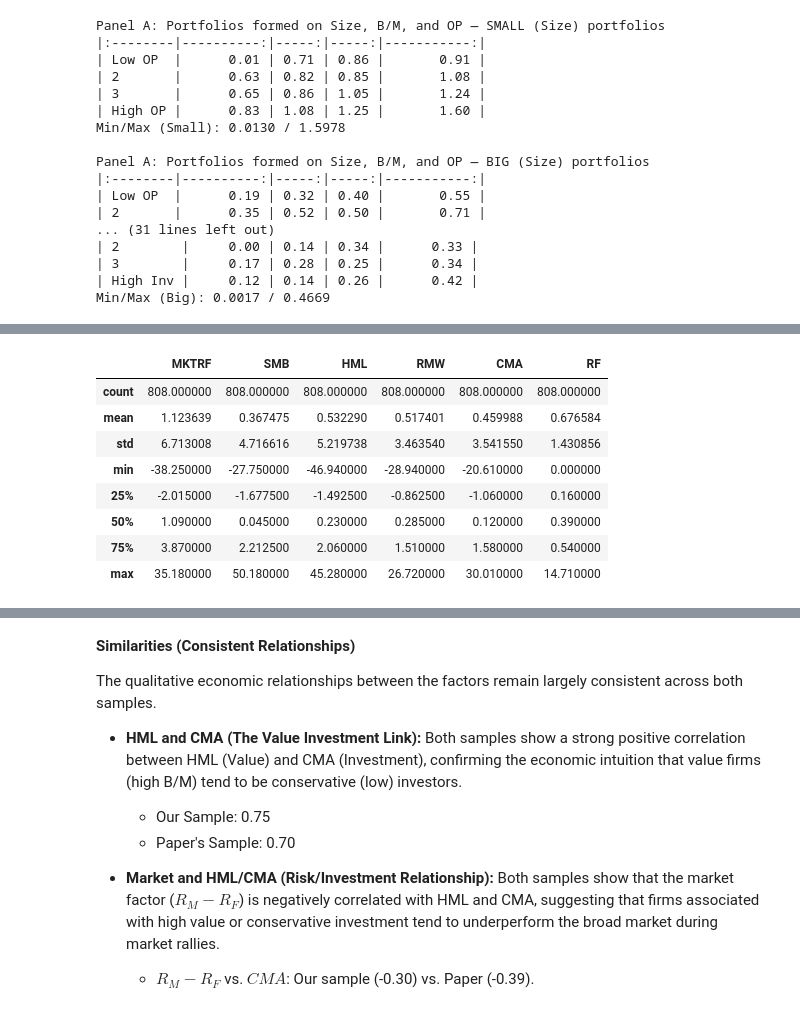
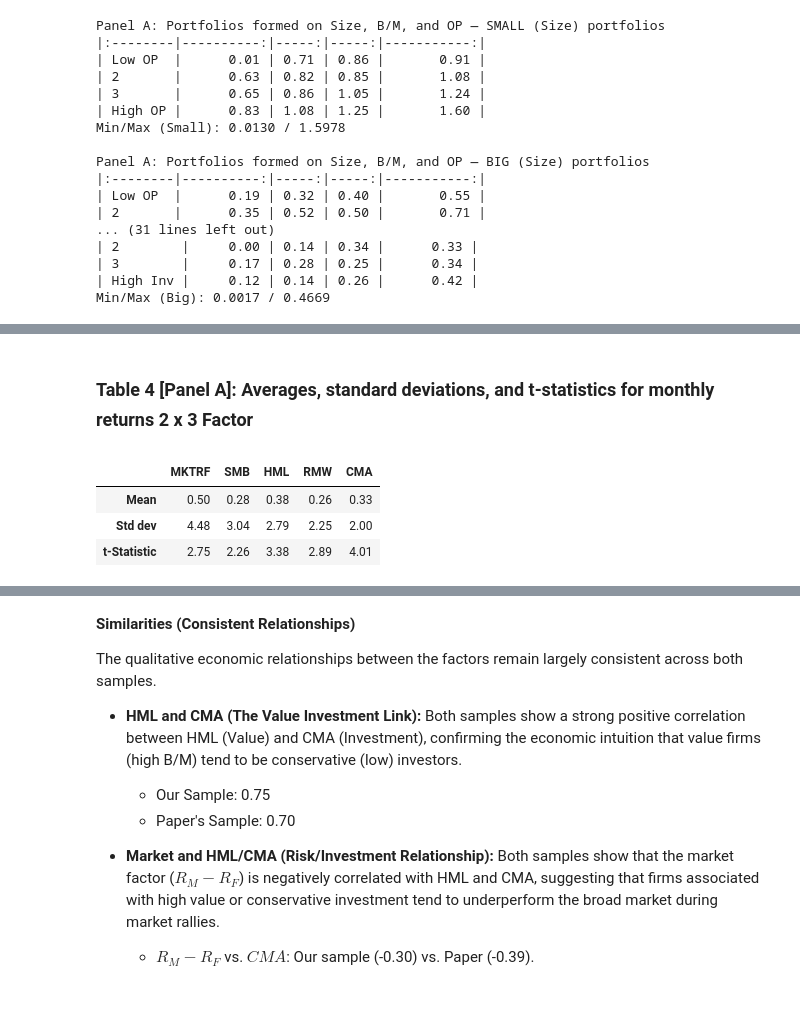
Before and after one commit to ignaciomacan/FFM, a Jupyter notebook: FFM_DRAFT_11.20.ipynb, the cells around one changed output, grey strips where cells are left out. Cells and saved outputs as stored; diff of their text form; code cells hidden in the pictures.

Commit message:
2c tables DONE

```diff
--- a/FFM_DRAFT_11.20.ipynb
+++ b/FFM_DRAFT_11.20.ipynb
@@ -1096,12 +1172,67 @@ fdata
-# %%
-fdata.describe()
-# %% [output]
-|  | MKTRF | SMB | HML | RMW | CMA | RF |
-| count | 808.000000 | 808.000000 | 808.000000 | 808.000000 | 808.000000 | 808.000000 |
-| mean | 1.123639 | 0.367475 | 0.532290 | 0.517401 | 0.459988 | 0.676584 |
-| std | 6.713008 | 4.716616 | 5.219738 | 3.463540 | 3.541550 | 1.430856 |
-| min | -38.250000 | -27.750000 | -46.940000 | -28.940000 | -20.610000 | 0.000000 |
-| 25% | -2.015000 | -1.677500 | -1.492500 | -0.862500 | -1.060000 | 0.160000 |
-| 50% | 1.090000 | 0.045000 | 0.230000 | 0.285000 | 0.120000 | 0.390000 |
-| 75% | 3.870000 | 2.212500 | 2.060000 | 1.510000 | 1.580000 | 0.540000 |
-| max | 35.180000 | 50.180000 | 45.280000 | 26.720000 | 30.010000 | 14.710000 |
+# %% [markdown]
+<h2 style="font-family: Garamond; font-weight: bold; font-size: 18px; margin-bottom: 0.3em;">
+Table 4 [Panel A]:  Averages, standard deviations, and t-statistics for monthly returns
+2 x 3 Factor
+</h2>
+# %%
+# 1. Read the factor file from your repo
+fdata = pd.read_csv(
+    'data/five_factor_model/factors/5f_data.csv',
+    skiprows=4
+)
+
+# 2. Clean date column
+fdata = fdata.rename(columns={'Unnamed: 0': 'date', 'Mkt-RF': 'MKTRF'})
+
+# keep only rows where date can be read as a number
+fdata = fdata[pd.to_numeric(fdata['date'], errors='coerce').notna()]
+
+# keep only *monthly* rows (YYYYMM = 6 characters, e.g. 196307)
+fdata['date'] = fdata['date'].astype(str)
+fdata = fdata[fdata['date'].str.len() == 6]
+fdata['date'] = fdata['date'].astype(int)
+
+# 3. Restrict to July 1963 – December 2013
+fdata = fdata[(fdata['date'] >= 196307) & (fdata['date'] <= 201312)]
+
+# 4. Convert factor columns to numeric
+vars_to_use = ['MKTRF', 'SMB', 'HML', 'RMW', 'CMA']
+fdata[vars_to_use] = fdata[vars_to_use].apply(pd.to_numeric, errors='coerce')
+
+n = len(fdata)       # this should be 606
+
+# 5. Build Panel A like the paper
+panel_A = pd.DataFrame({
+    'MKTRF': [
+        fdata['MKTRF'].mean(),
+        fdata['MKTRF'].std(),
+        fdata['MKTRF'].mean() / (fdata['MKTRF'].std() / np.sqrt(n))
+    ],
+    'SMB': [
+        fdata['SMB'].mean(),
+        fdata['SMB'].std(),
+        fdata['SMB'].mean() / (fdata['SMB'].std() / np.sqrt(n))
+    ],
+    'HML': [
+        fdata['HML'].mean(),
+        fdata['HML'].std(),
+        fdata['HML'].mean() / (fdata['HML'].std() / np.sqrt(n))
+    ],
+    'RMW': [
+        fdata['RMW'].mean(),
+        fdata['RMW'].std(),
+        fdata['RMW'].mean() / (fdata['RMW'].std() / np.sqrt(n))
+    ],
+    'CMA': [
+        fdata['CMA'].mean(),
+        fdata['CMA'].std(),
+        fdata['CMA'].mean() / (fdata['CMA'].std() / np.sqrt(n))
+    ]
+}, index=['Mean', 'Std dev', 't-Statistic']).round(2)
+
+panel_A
+# %% [output]
+|  | MKTRF | SMB | HML | RMW | CMA |
+| Mean | 0.50 | 0.28 | 0.38 | 0.26 | 0.33 |
+| Std dev | 4.48 | 3.04 | 2.79 | 2.25 | 2.00 |
+| t-Statistic | 2.75 | 2.26 | 3.38 | 2.89 | 4.01 |
```
Also changed, not shown: parts of 13 cells of this notebook.
